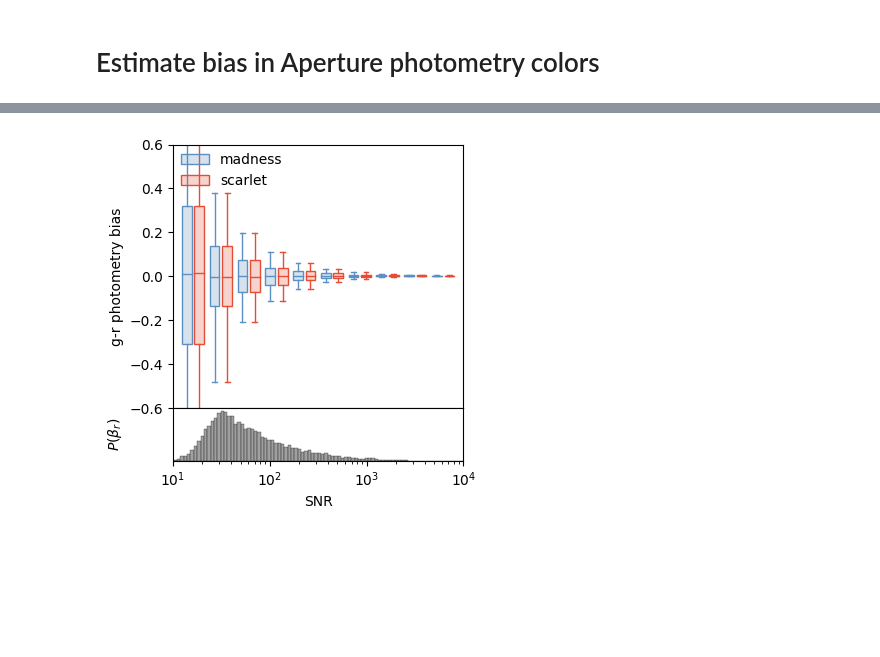
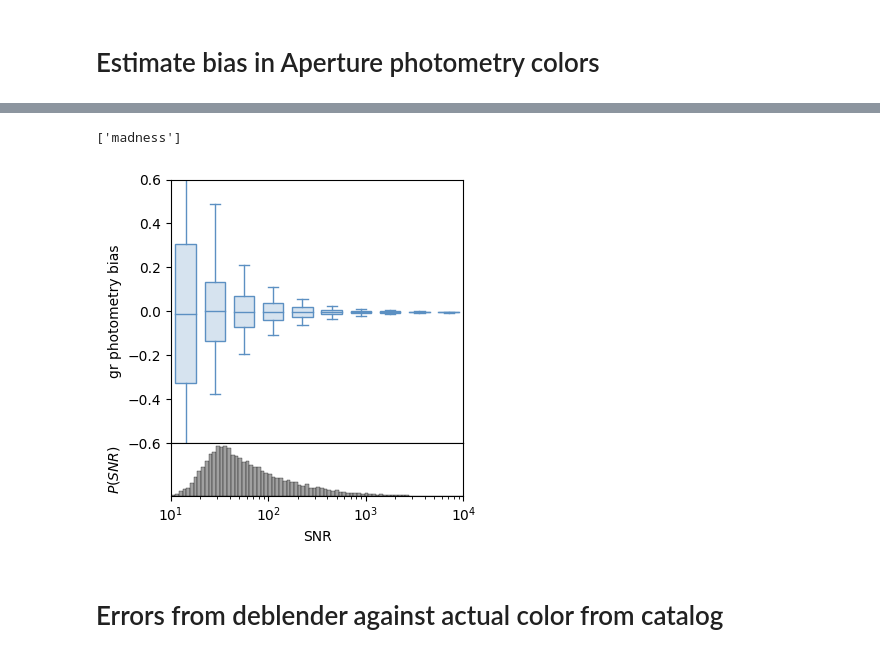
Before and after one commit to b-biswas/MADNESS-legacy, a Jupyter notebook: notebooks/compare_color_results_high_density.ipynb, the cells around one changed output, grey strips where cells are left out. Saved outputs shown, nothing was run; the diff lists cells and outputs as text; code cells hidden in the pictures; blank space fills up the shorter version.

```diff
--- a/notebooks/compare_color_results_high_density.ipynb
+++ b/notebooks/compare_color_results_high_density.ipynb
@@ -31,7 +31,7 @@ scarlet_results=[]
 actual_photometry = []
 blended_photometry = []
 
-for file_num in range(50):
+for file_num in range(75):
 
     madness_results.append(pd.read_pickle(os.path.join(result_dir_path, "madness_results", str(file_num) + ".pkl")))
     scarlet_results.append(pd.read_pickle(os.path.join(data_path, "scarlet_results", str(file_num) + ".pkl")))
@@ -128,0 +132,2 @@ plt.plot([15,27],[15,27], color="r")
+# %%
+color_bands="gr"
@@ -138,20 +149,29 @@ boxplot_color_df["snr"] = list(madness_results['r_band_snr'])
 boxplot_color_df['r_blendedness'] = list(madness_results['r_blendedness'])
 boxplot_color_df['r_contamination'] = list(madness_results['r_contamination'])
 boxplot_color_df["type"] = ["madness"] * len(madness_results['size'])
-boxplot_color_df['gr_color_err_phot'] = list(madness_results['gr_color'].values-phot_color.values)
-boxplot_color_df['gr_color_err_true'] = list(madness_results['gr_color'].values-true_color.values)
-boxplot_color_df['gr_phot'] = list(phot_color.values)
-boxplot_color_df['gr_truth'] = list(true_color.values)
+boxplot_color_df[color_bands+'_color_err_phot'] = list(madness_results[color_bands+'_color'].values-phot_color)
+boxplot_color_df[color_bands+'_color_err_true'] = list(madness_results[color_bands+'_color'].values-true_color)
+boxplot_color_df[color_bands+'_phot'] = list(phot_color)
+boxplot_color_df[color_bands+'_truth'] = list(true_color)
 
 boxplot_color_df["snr"].extend(list(scarlet_results['r_band_snr']))
 boxplot_color_df['r_blendedness'].extend(list(scarlet_results['r_blendedness']))
 boxplot_color_df['r_contamination'].extend(list(madness_results['r_contamination']))
 boxplot_color_df["type"].extend(["scarlet"] * len(scarlet_results['size']))
-boxplot_color_df['gr_color_err_phot'].extend(list(scarlet_results['gr_color'].values-phot_color.values))
-boxplot_color_df['gr_color_err_true'].extend(list(scarlet_results['gr_color'].values-true_color.values))
-boxplot_color_df['gr_phot'].extend(list(phot_color.values))
-boxplot_color_df['gr_truth'].extend(list(true_color.values))
-boxplot_color_df['gr_phot_bias'] = list(np.array(boxplot_color_df['gr_truth']) - np.array(boxplot_color_df['gr_phot']))
+boxplot_color_df[color_bands+'_color_err_phot'].extend(list(scarlet_results[color_bands+'_color'].values-phot_color))
+boxplot_color_df[color_bands+'_color_err_true'].extend(list(scarlet_results[color_bands+'_color'].values-true_color))
+boxplot_color_df[color_bands+'_phot'].extend(list(phot_color))
+boxplot_color_df[color_bands+'_truth'].extend(list(true_color))
+
+boxplot_color_df["snr"].extend(list(scarlet_results['r_band_snr']))
+boxplot_color_df['r_blendedness'].extend(list(scarlet_results['r_blendedness']))
+boxplot_color_df['r_contamination'].extend(list(madness_results['r_contamination']))
+boxplot_color_df["type"].extend(["blended"] * len(scarlet_results['size']))
+boxplot_color_df[color_bands+'_color_err_phot'].extend(list(blended_color-phot_color))
+boxplot_color_df[color_bands+'_color_err_true'].extend(list(blended_color-true_color))
+boxplot_color_df[color_bands+'_phot'].extend(list(phot_color))
+boxplot_color_df[color_bands+'_truth'].extend(list(true_color))
+boxplot_color_df[color_bands+'_phot_bias'] = list(np.array(boxplot_color_df[color_bands+'_phot']) - np.array(boxplot_color_df[color_bands+'_truth']))
 
 boxplot_color_df = pd.DataFrame(boxplot_color_df)
 # %% [markdown]
@@ -190,21 +211,24 @@ plt.savefig(os.path.join("results", density_level + "_density",  "bias_color_box
 # %%
 fig, median_shear, q1_shear, q3_shear, whislo_shear, whishi_shear = maddeb.boxplot.boxplot_func(
-    boxplot_color_df,
-    x = "snr", y = "gr_phot_bias", z = "type",
+    boxplot_color_df[boxplot_color_df["type"] == "madness"],
+    x = "snr", y = color_bands + "_phot_bias", z = "type",
     xlim = (10, 10000),
     ylim = (-.6, .6),
     x_scale = "log",
-    legend = ['madness', 'scarlet'],
+    legend = ['madness', 'scarlet', 'blended'],
     x_label='SNR',
-    y_label = 'g-r photometry bias',
-    y_label_hist=r'$P(\beta_r)$',
-    legend_remove = False,
+    y_label = f'{color_bands} photometry bias',
+    y_label_hist=r'$P(SNR)$',
+    legend_remove = True,
     whis = [5, 95],
     percents = [25, 75],
-    palette=mpl.cm.RdYlBu([0.85,0.15]),#0.35,
+    palette=mpl.cm.RdYlBu([0.85,0.35, .15]),#0.35,
     nbins = 10,
 )
 plt.savefig(os.path.join("results", density_level + "_density", "bias_color_box_plot.pdf"))
 plt.savefig(os.path.join("results", density_level + "_density",  "bias_color_box_plot.png"))
 # %% [output]
+['madness']
-[figure, old version]
+[figure, new version]
+# %% [markdown]
+# Errors from deblender against actual color from catalog
```
Also changed, not shown: parts of 36 cells of this notebook.
